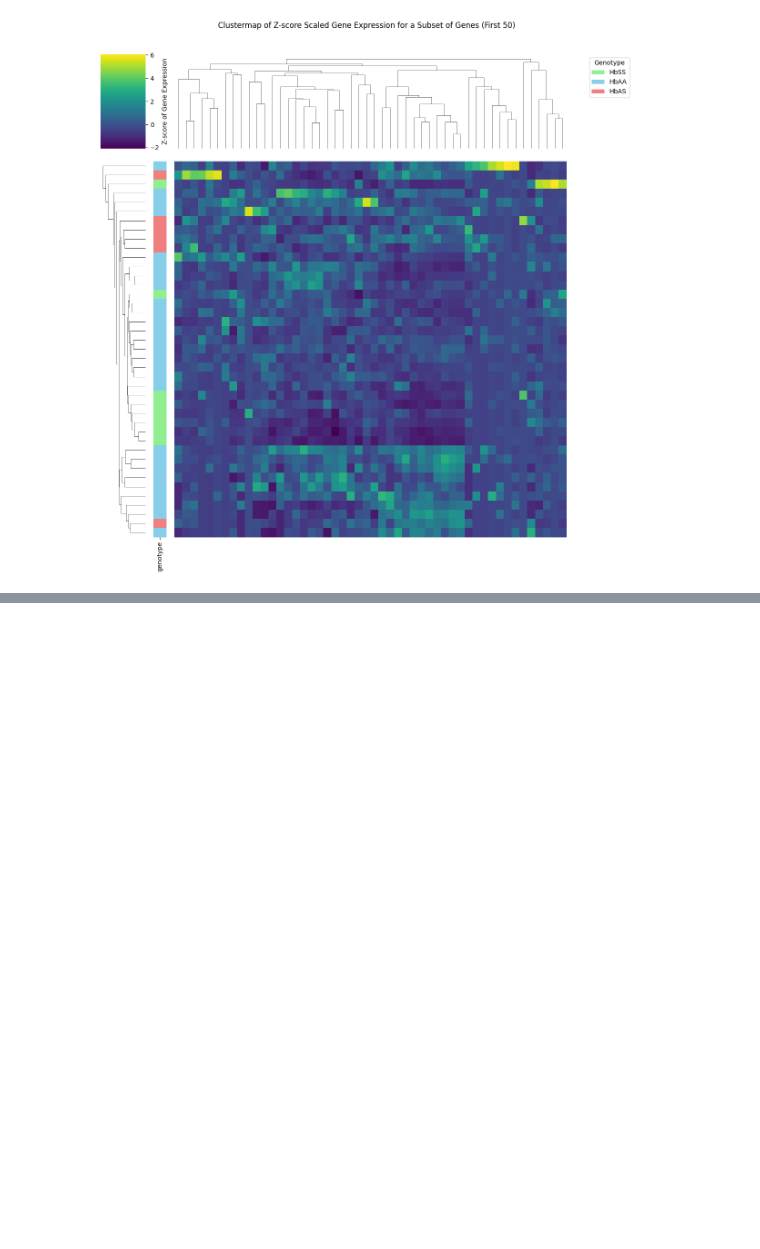
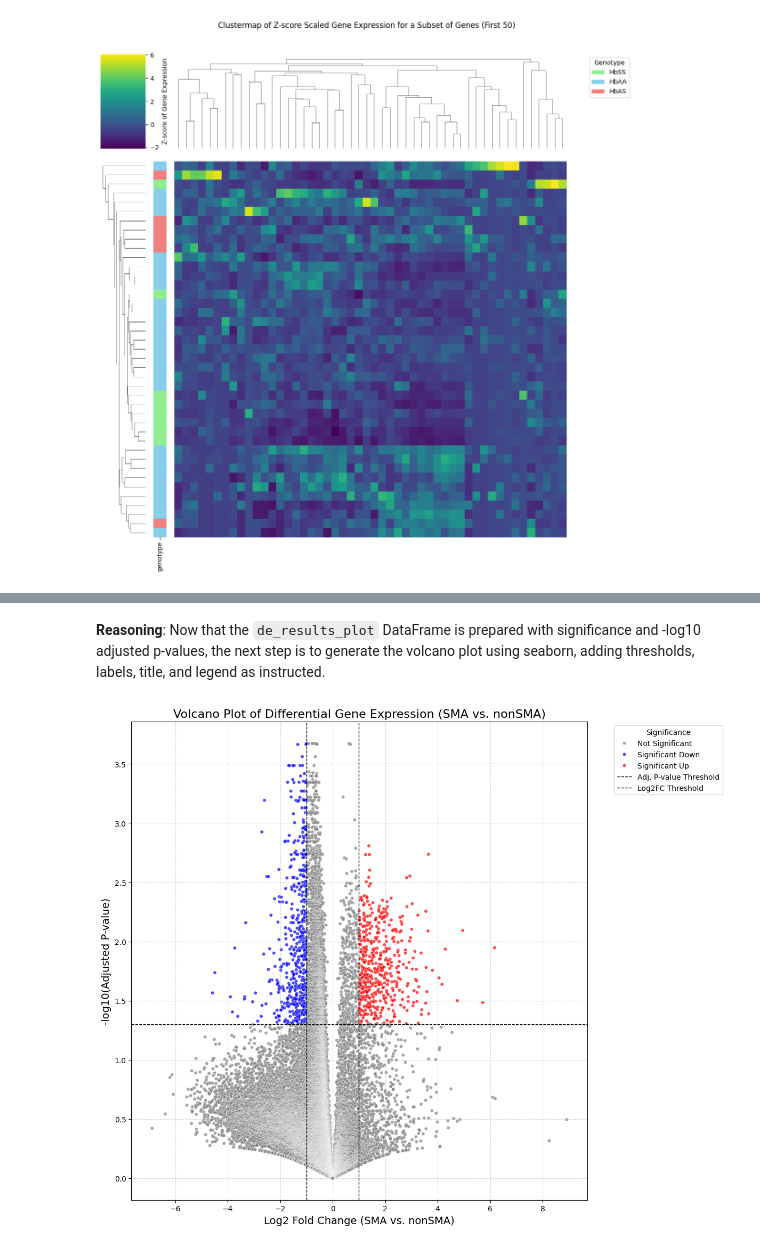
Before and after one commit to Edem-m/JaxProject_Edem-Jaimie, a Jupyter notebook: Jaxproject_Edem_Jaimie.ipynb, the cells around one changed output, grey strips where cells are left out. Saved outputs shown, nothing was run; the diff lists cells and outputs as text; code cells hidden in the pictures; blank space fills up the shorter version.

```diff
--- a/Jaxproject_Edem_Jaimie.ipynb
+++ b/Jaxproject_Edem_Jaimie.ipynb
@@ -1026,0 +1181,8 @@ plt.show()
+# %%
+gene_expression_data = combined_df_final.iloc[3:].copy()
+sample_titles = combined_df_final.loc['title']
+
+print("Gene expression data extracted (first 5 rows):")
+display(gene_expression_data.head())
+print("Sample titles extracted (first 5 entries):")
+display(sample_titles.head())
@@ -1026,0 +1583,31 @@ plt.show()
+# %% [markdown]
+**Reasoning**:
+Now that the `de_results_plot` DataFrame is prepared with significance and -log10 adjusted p-values, the next step is to generate the volcano plot using seaborn, adding thresholds, labels, title, and legend as instructed.
+# %%
+plt.figure(figsize=(12, 10))
+sns.scatterplot(
+    data=de_results_plot,
+    x='log2FC',
+    y='-log10_Adjusted_PValue',
+    hue='Significance',
+    palette={'Significant Up': 'red', 'Significant Down': 'blue', 'Not Significant': 'gray'},
+    s=20,
+    alpha=0.7
+)
+
+# Add horizontal line for adjusted p-value threshold
+plt.axhline(y=-np.log10(adjusted_p_value_threshold), color='black', linestyle='--', linewidth=1, label='Adj. P-value Threshold')
+
+# Add vertical lines for log2FC thresholds
+plt.axvline(x=log2fc_threshold, color='black', linestyle='--', linewidth=1, label='Log2FC Threshold')
+plt.axvline(x=-log2fc_threshold, color='black', linestyle='--', linewidth=1)
+
+plt.title('Volcano Plot of Differential Gene Expression (SMA vs. nonSMA)', fontsize=16)
+plt.xlabel('Log2 Fold Change (SMA vs. nonSMA)', fontsize=14)
+plt.ylabel('-log10(Adjusted P-value)', fontsize=14)
+plt.legend(title='Significance', bbox_to_anchor=(1.05, 1), loc='upper left')
+plt.grid(True, linestyle='--', alpha=0.5)
+plt.tight_layout()
+plt.show()
+# %% [output]
+[figure, added]
```
Also changed, not shown: parts of 45 cells of this notebook.
